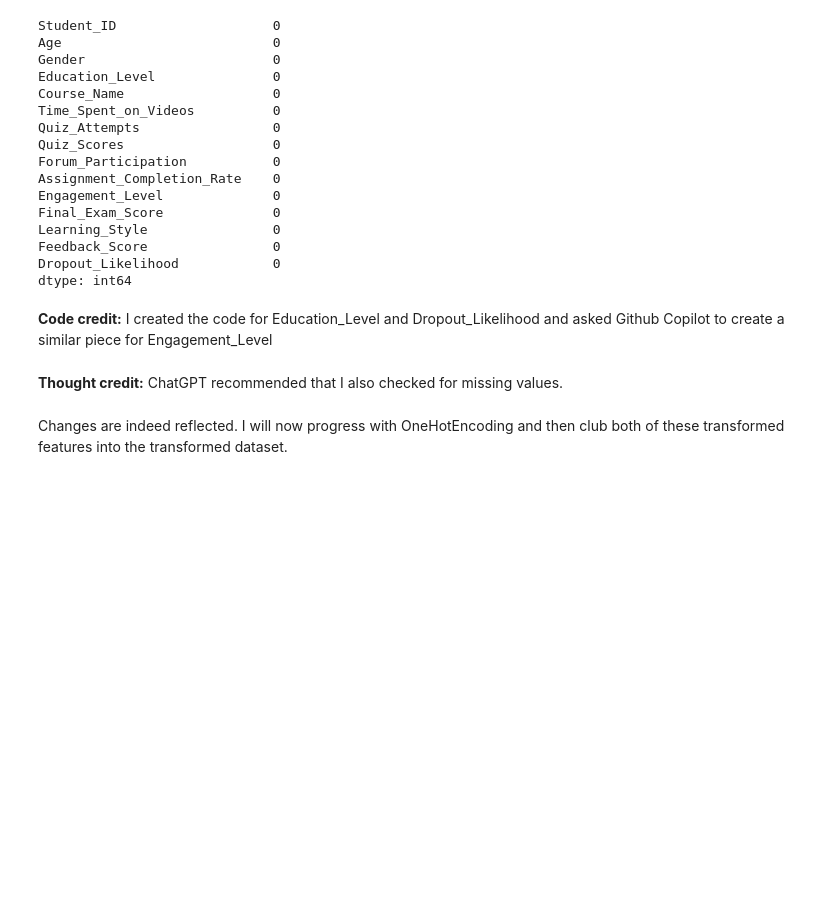
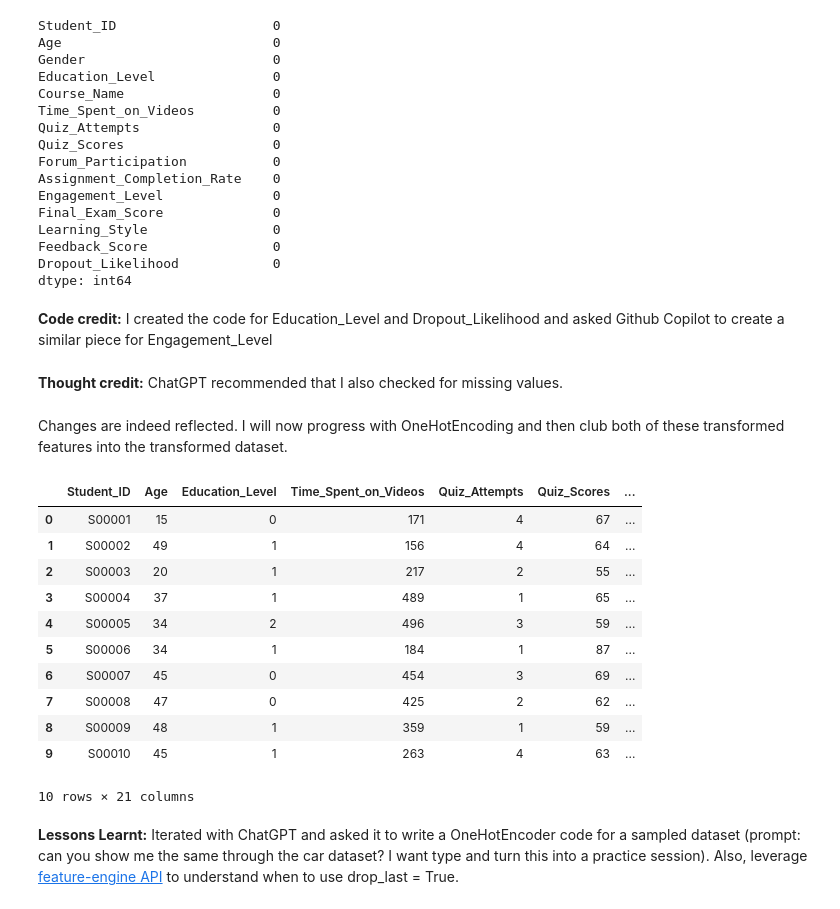
Before and after one commit to narendran-manoharan/synthetic_learning_behavior_analysis, a Jupyter notebook: project_work_jupyter_notebooks/synthetic_learning_behavior_analysis_transform.ipynb, the cells around one changed output. Saved outputs shown, nothing was run; the diff lists cells and outputs as text; code cells hidden in the pictures; blank space fills up the shorter version.

Commit message:
Transformed using OHE.

```diff
--- a/project_work_jupyter_notebooks/synthetic_learning_behavior_analysis_transform.ipynb
+++ b/project_work_jupyter_notebooks/synthetic_learning_behavior_analysis_transform.ipynb
@@ -183,3 +183,25 @@ dtype: int64
 **Thought credit:** ChatGPT recommended that I also checked for missing values.
 # %% [markdown]
 Changes are indeed reflected. I will now progress with OneHotEncoding and then club both of these transformed features into the transformed dataset.
+# %%
+ohe = OneHotEncoder(variables = ["Gender", "Course_Name", "Learning_Style"],
+                    drop_last = True) #Droppig the last category to avoid dummy variable trap.
+
+df_encoded = ohe.fit_transform(df) #Fitting and transforming the dataset using OneHotEncoder.
+df_encoded.head(10) #Checking the transformed dataset.
+# %% [output]
+|  | Student_ID | Age | Education_Level | Time_Spent_on_Videos | Quiz_Attempts | Quiz_Scores | ... |
+| 0 | S00001 | 15 | 0 | 171 | 4 | 67 | ... |
+| 1 | S00002 | 49 | 1 | 156 | 4 | 64 | ... |
+| 2 | S00003 | 20 | 1 | 217 | 2 | 55 | ... |
+| 3 | S00004 | 37 | 1 | 489 | 1 | 65 | ... |
+| 4 | S00005 | 34 | 2 | 496 | 3 | 59 | ... |
+| 5 | S00006 | 34 | 1 | 184 | 1 | 87 | ... |
+| 6 | S00007 | 45 | 0 | 454 | 3 | 69 | ... |
+| 7 | S00008 | 47 | 0 | 425 | 2 | 62 | ... |
+| 8 | S00009 | 48 | 1 | 359 | 1 | 59 | ... |
+| 9 | S00010 | 45 | 1 | 263 | 4 | 63 | ... |
+10 rows × 21 columns
+# %% [markdown]
+**Lessons Learnt:**
+Iterated with ChatGPT and asked it to write a OneHotEncoder code for a sampled dataset (prompt: can you show me the same through the car dataset? I want type and turn this into a practice session). Also, leverage [feature-engine API](https://feature-engine.trainindata.com/en/latest/api_doc/encoding/OneHotEncoder.html) to understand when to use drop_last = True.
```
Also changed, not shown: parts of 2 cells of this notebook.
